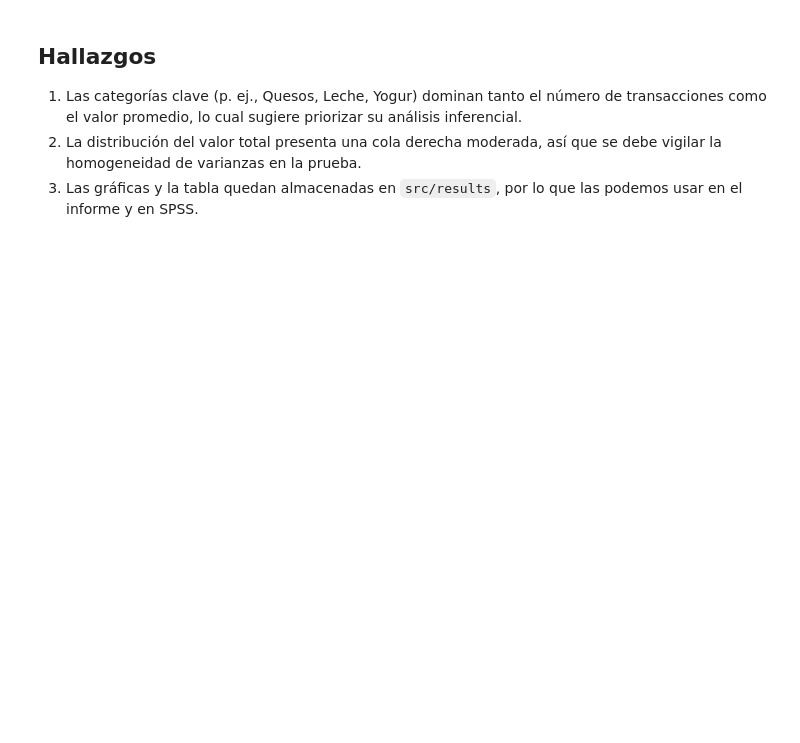
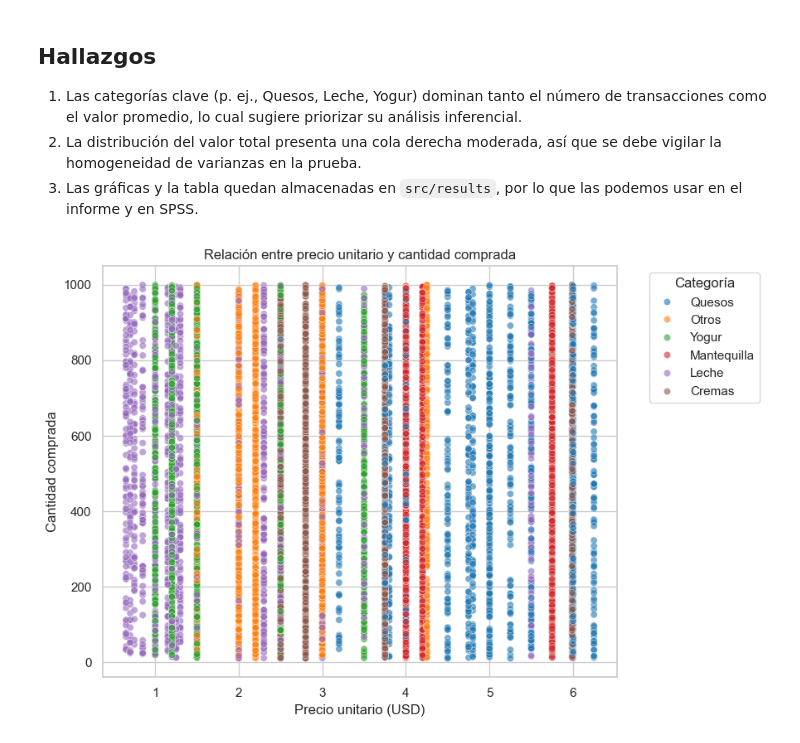
Before and after one commit to AlisterVento/TAN-PC02, a Jupyter notebook: EDA.ipynb, the cells around one changed output. Drawn from its saved outputs; the diff is of its cells as text; code cells hidden in the pictures; blank space fills up the shorter version.

```diff
--- a/EDA.ipynb
+++ b/EDA.ipynb
@@ -101,3 +198,22 @@ plt.show()
 1. Las categorías clave (p. ej., Quesos, Leche, Yogur) dominan tanto el número de transacciones como el valor promedio, lo cual sugiere priorizar su análisis inferencial.
 2. La distribución del valor total presenta una cola derecha moderada, así que se debe vigilar la homogeneidad de varianzas en la prueba.
 3. Las gráficas y la tabla quedan almacenadas en `src/results`, por lo que las podemos usar en el informe y en SPSS.
+# %%
+plt.figure(figsize=(9, 6))
+sns.scatterplot(
+    data=df_procesado,
+    x='precio_unitario_usd',
+    y='cantidad_comprada',
+    hue='categoria',
+    alpha=0.6,
+    palette='tab10',
+)
+plt.title('Relación entre precio unitario y cantidad comprada')
+plt.xlabel('Precio unitario (USD)')
+plt.ylabel('Cantidad comprada')
+plt.legend(title='Categoría', bbox_to_anchor=(1.05, 1), loc='upper left')
+plt.tight_layout()
+plt.savefig(RESULTS_DIR / 'scatter_precio_vs_cantidad.jpg')
+plt.show()
+# %% [output]
+[figure, added]
```
Also changed, not shown: parts of 9 cells of this notebook, 10 other files.
